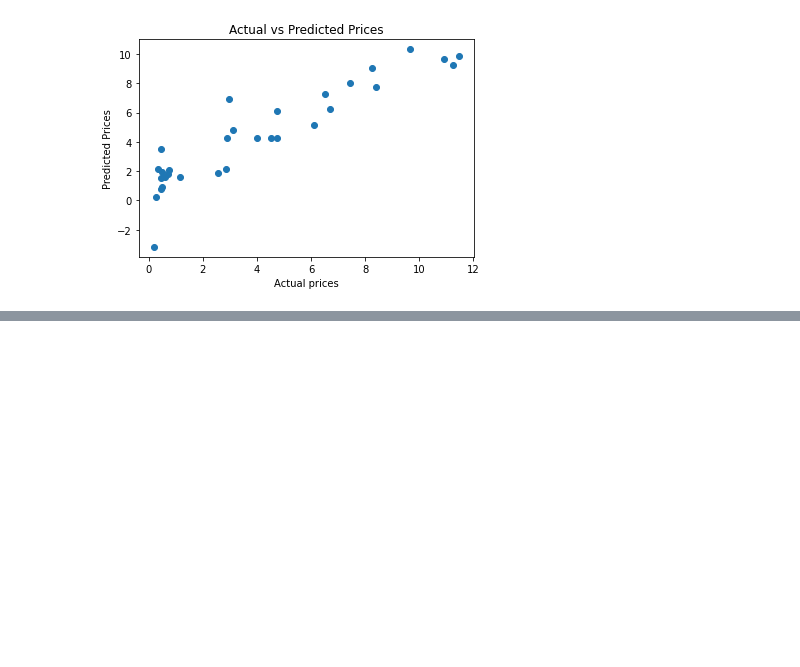
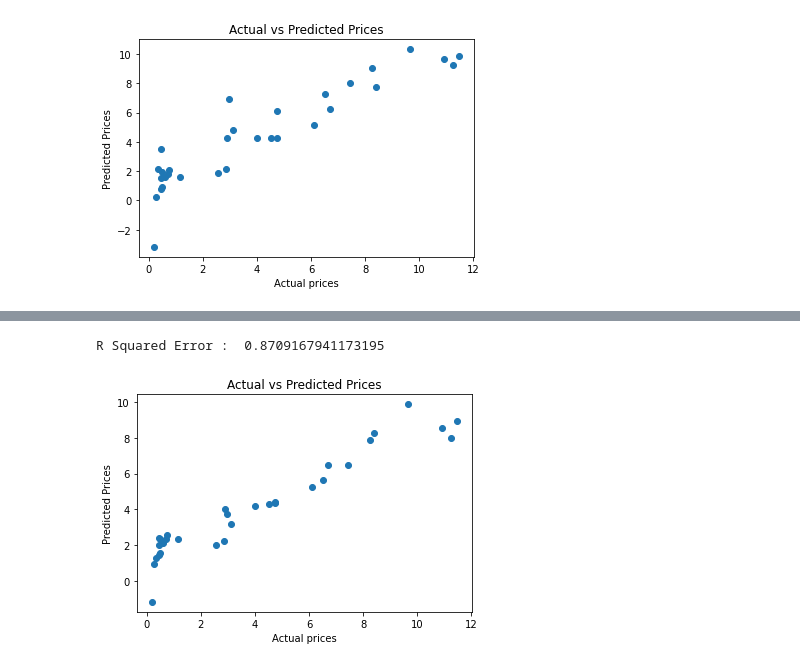
Before and after one commit to ishreya09/Car-Price-Prediction, a Jupyter notebook: CarPricePrediction.ipynb, the cells around one changed output, grey strips where cells are left out. Saved outputs shown, nothing was run; the diff lists cells and outputs as text; code cells hidden in the pictures; blank space fills up the shorter version.

```diff
--- a/CarPricePrediction.ipynb
+++ b/CarPricePrediction.ipynb
@@ -228,0 +261,20 @@ plt.show()
+# %%
+# Prediction on test data
+test_data_prediction1= lass_reg_model.predict(X_test)
+# %%
+# R squared Error
+
+error_score1 = metrics.r2_score(Y_test,test_data_prediction1)
+print('R Squared Error : ', error_score1)
+# %% [output]
+R Squared Error :  0.8709167941173195
+# %%
+# Visualize the actual and predicted prices
+
+plt.scatter(Y_test,test_data_prediction1)
+plt.xlabel('Actual prices')
+plt.ylabel('Predicted Prices')
+plt.title("Actual vs Predicted Prices")
+plt.show()
+# %% [output]
+[figure, added]
```
Also changed, not shown: parts of 5 cells of this notebook.
